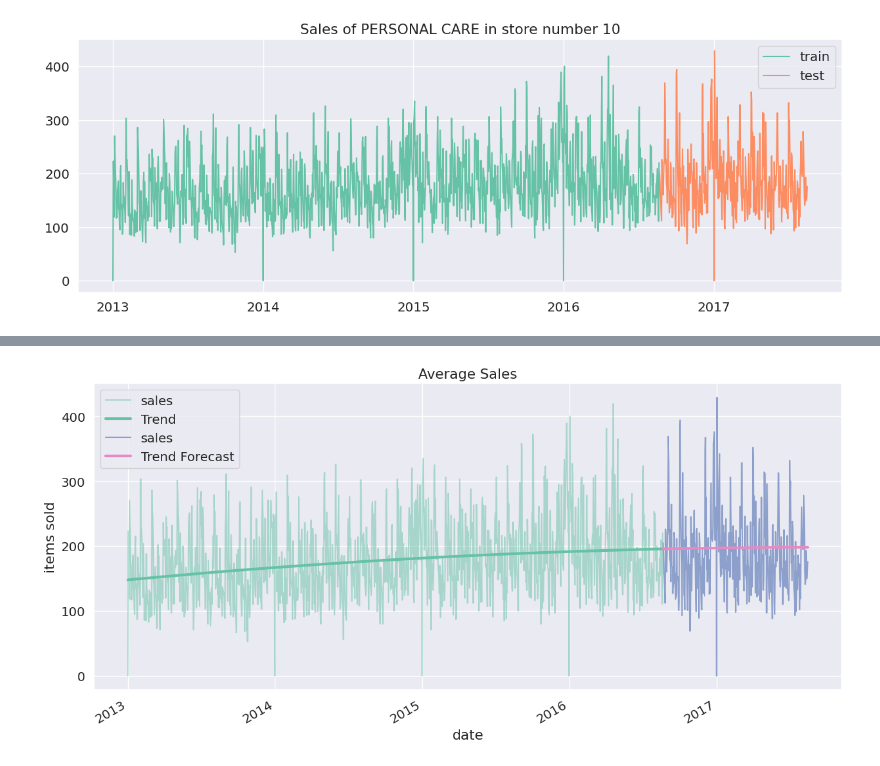
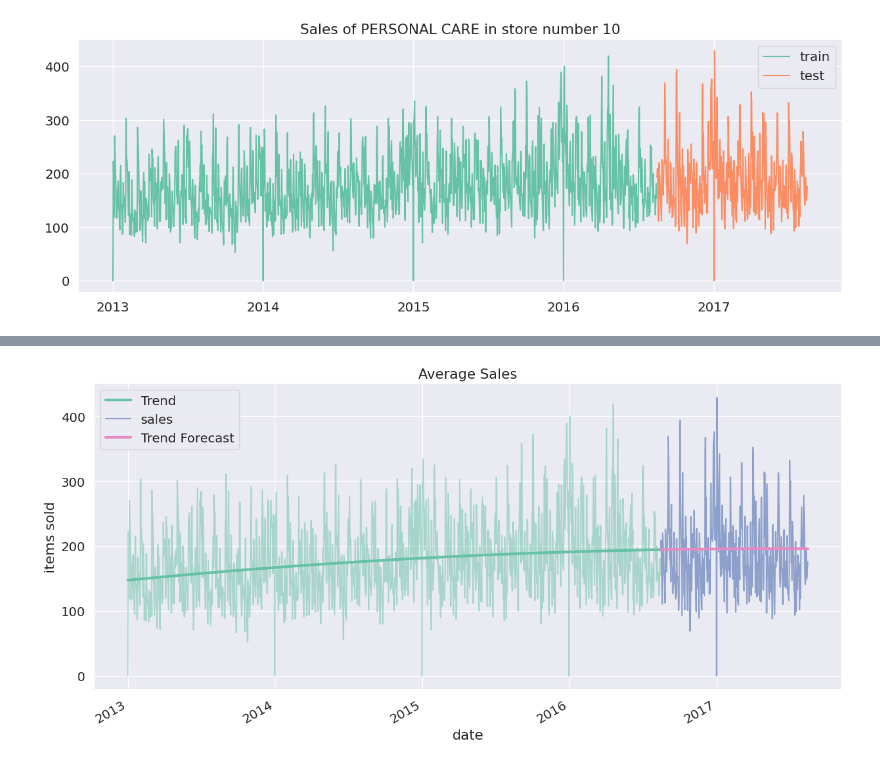
Before and after one commit to rybinsky/TimeSeries, a Jupyter notebook: StoreSales.ipynb, the cells around one changed output, grey strips where cells are left out. Cells and saved outputs as stored; diff of their text form; code cells hidden in the pictures.

Commit message:
simple model

```diff
--- a/StoreSales.ipynb
+++ b/StoreSales.ipynb
@@ -100 +167,7 @@ holidays_events.shape, holidays_events.columns
+# %%
+df['day'] = df['date'].dt.day
+df['month'] = df['date'].dt.month
+df['year'] = df['date'].dt.year
+df['day_of_week'] = df['date'].dt.dayofweek
+df['is_weekend'] = df['day_of_week'].isin([5, 6])
 # %%
@@ -159,8 +208,10 @@ df.head()
 # %%
-#df = df.set_index("date")
+df = df.set_index("date")
 test_size = 365
 df_train = df.iloc[ : -test_size]
 df_test = df.iloc[-test_size : ]
+# %%
+df.drop(columns = 'id', inplace = True)
 # %%
 plt.figure(figsize = (15, 5))
 plt.title("Sales of PERSONAL CARE in store number 10")
@@ -188,30 +235,31 @@ ax = trend.plot(ax = ax, linewidth = 3)
 # %%
 from statsmodels.tsa.deterministic import DeterministicProcess
 
-y = df_train.sales.copy()  # the target
-y_test = df_test.sales.copy()
+y_train = df_train.loc[:, 'sales'].values  # the target
+y_test = df_test.loc[:, 'sales'].values
 
 dp = DeterministicProcess(
     index = df.sales.index,  # dates from the training data
     order = 2,             # the time dummy (trend)
 )
 
-# YOUR CODE HERE: Create the feature set for the dates given in y.index
 X = dp.in_sample()
-# YOUR CODE HERE: Create features for a 90-day forecast.
+
 X_fore = X[-test_size : ]
 X = X[: -test_size]
 # %%
 model = LinearRegression()
-model.fit(X, y)
+model.fit(X, y_train)
 
 y_pred = pd.Series(model.predict(X), index=X.index)
 y_fore = pd.Series(model.predict(X_fore), index=X_fore.index)
+y_train = pd.Series(y_train, index = X.index)
+y_test = pd.Series(y_test, index = df_test.index)
 
-ax = y.plot(alpha=0.5, title="Average Sales", ylabel="items sold")
+ax = y_train.plot(alpha=0.5, title="Average Sales", ylabel="items sold")
 ax = y_pred.plot(ax=ax, linewidth=3, label="Trend", color='C0')
 ax = y_test.plot(ax=ax, label="sales", color='C2')
 ax = y_fore.plot(ax=ax, linewidth=3, label="Trend Forecast", color='C3')
 ax.legend();
 # %% [output]
-[figure, old version]
+[figure, new version]
```
Also changed, not shown: parts of 36 cells of this notebook.
